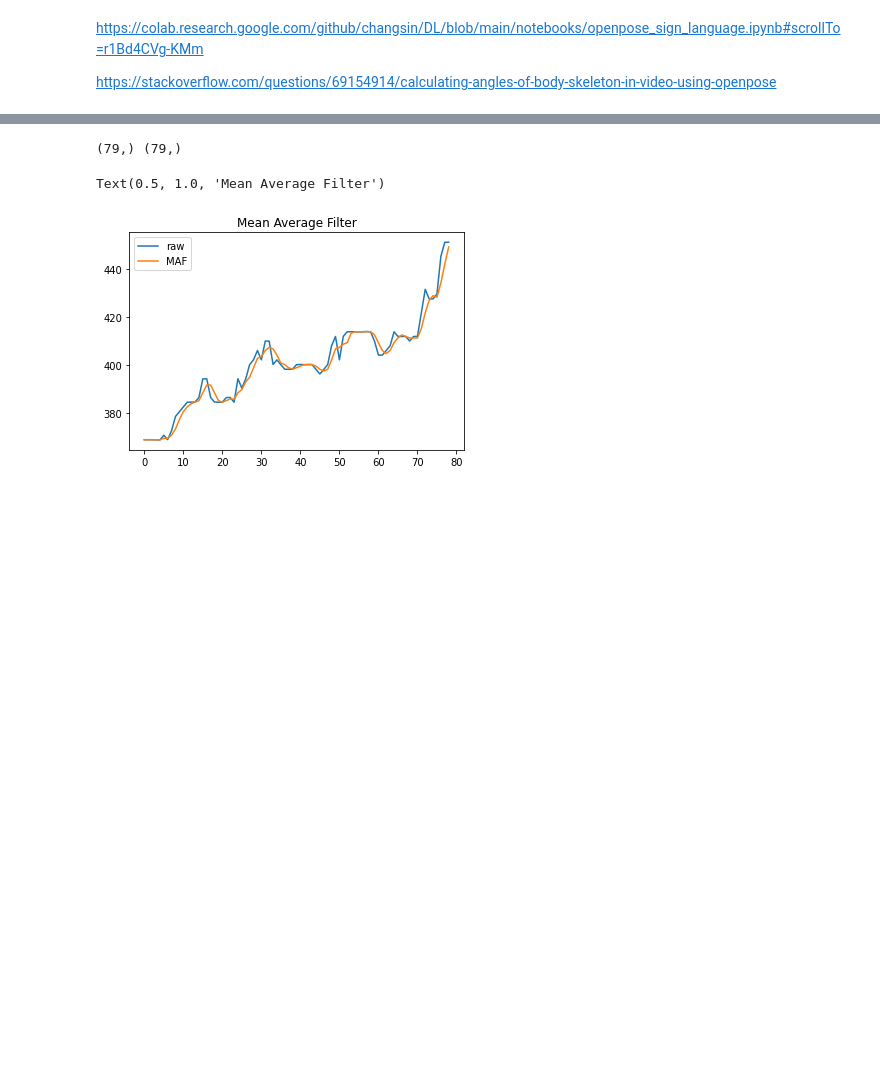
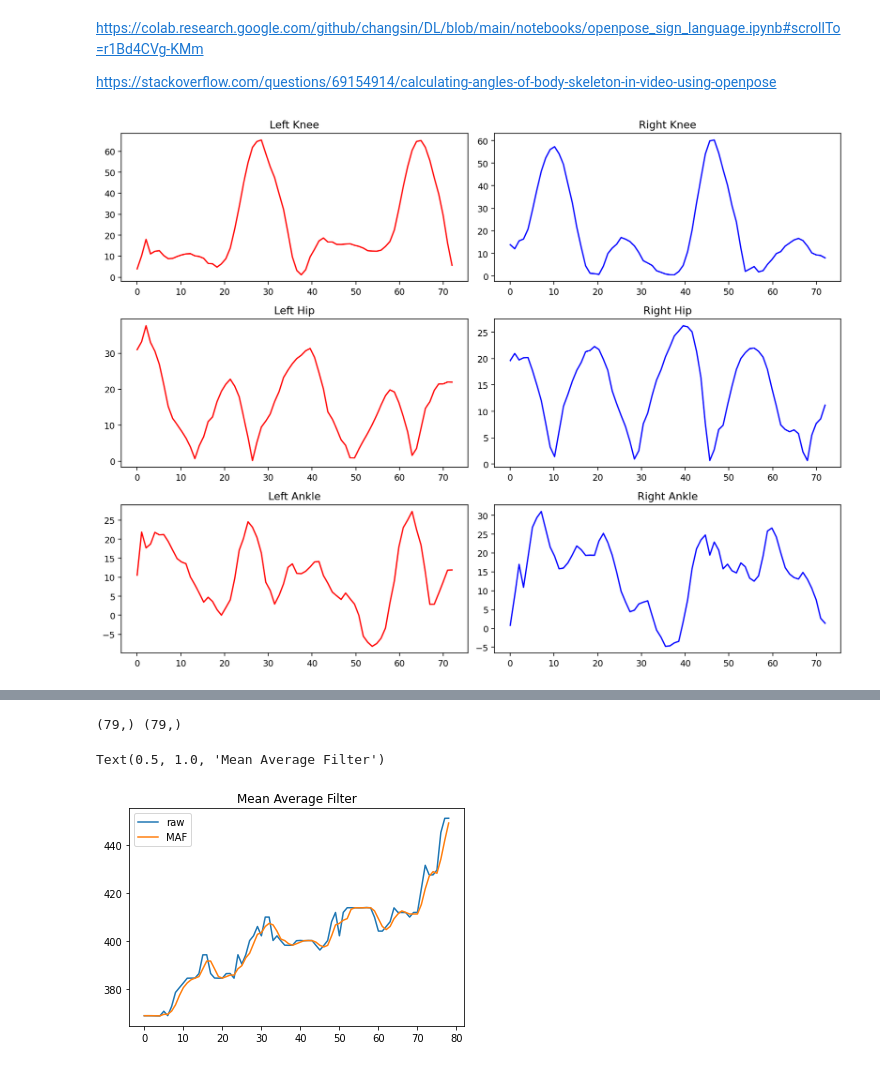
Before and after one commit to AndresJGUTP/openpose-gait-features, a Jupyter notebook: process_op.ipynb, the cells around one changed output, grey strips where cells are left out. Drawn from its saved outputs; the diff is of its cells as text; code cells hidden in the pictures; blank space fills up the shorter version.

```diff
--- a/process_op.ipynb
+++ b/process_op.ipynb
@@ -18,7 +18,7 @@ from IPython.display import HTML
 import matplotlib as mpl
 from matplotlib import gridspec
 
-plt.rcParams['animation.ffmpeg_path'] = "C:/Users/anjim/OneDrive/Documentos/ffmpeg/bin"
+plt.rcParams['animation.ffmpeg_path'] = "C:/Users/anjim/OneDrive/Documentos/ffmpeg/bin/ffmpeg.exe"
 # %%
 def load_images(path):
     path = os.path.join(path,'*')
@@ -457,0 +670,26 @@ process_folder('IMG_2680')
+# %%
+# INPUT_FOLDER = 'Jhonatan1_l'
+INPUT_FOLDER = 'Mauro1_l'
+
+Y_raw = extract_pose_annotations(f"INPUT/{INPUT_FOLDER}/json")
+X_raw = load_images(f"INPUT/{INPUT_FOLDER}/images")
+
+# Output folder
+OUTPUT_FOLDER = f'OUTPUT/{INPUT_FOLDER}'
+if not os.path.isdir(OUTPUT_FOLDER):
+    os.mkdir(OUTPUT_FOLDER)
+
+# fill missing values with linear regression
+Y_raw = handle_missing_keypoints(Y_raw)
+# %%
+knees_angles = get_knees_angles(Y_raw)
+hips_angles = get_hip_angles(Y_raw)
+ankles_angles = get_ankles_angles(Y_raw)
+
+LKnees_angles, RKnees_angles = knees_angles
+LHip_angles, RHip_angles = hips_angles
+LAnkle_angles, RAnkle_angles = ankles_angles
+
+save_plot_angles_matrix(knees_angles, hips_angles, ankles_angles)
+# %% [output]
+[figure, added]
```
Also changed, not shown: parts of 7 cells of this notebook, 5 other files.
